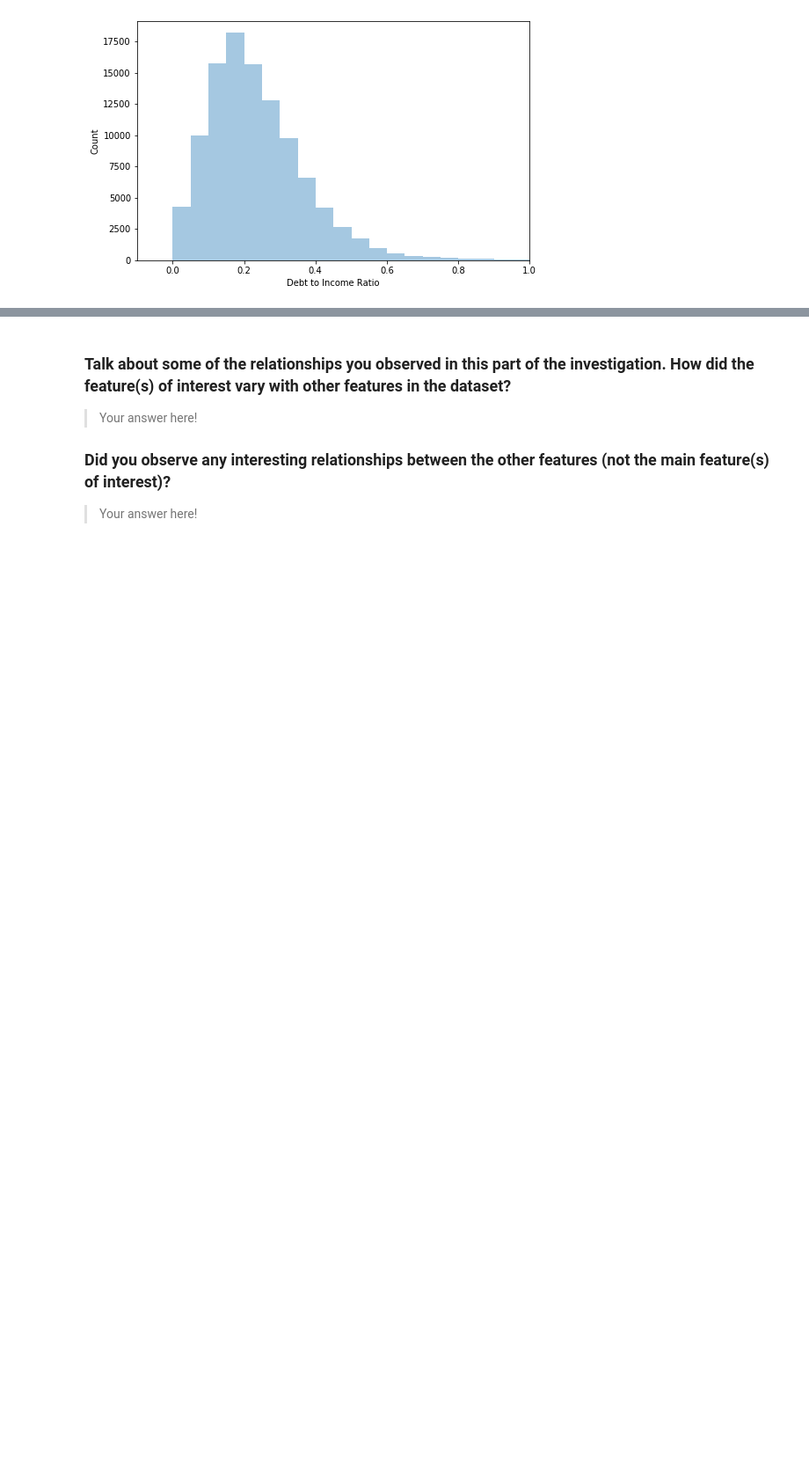
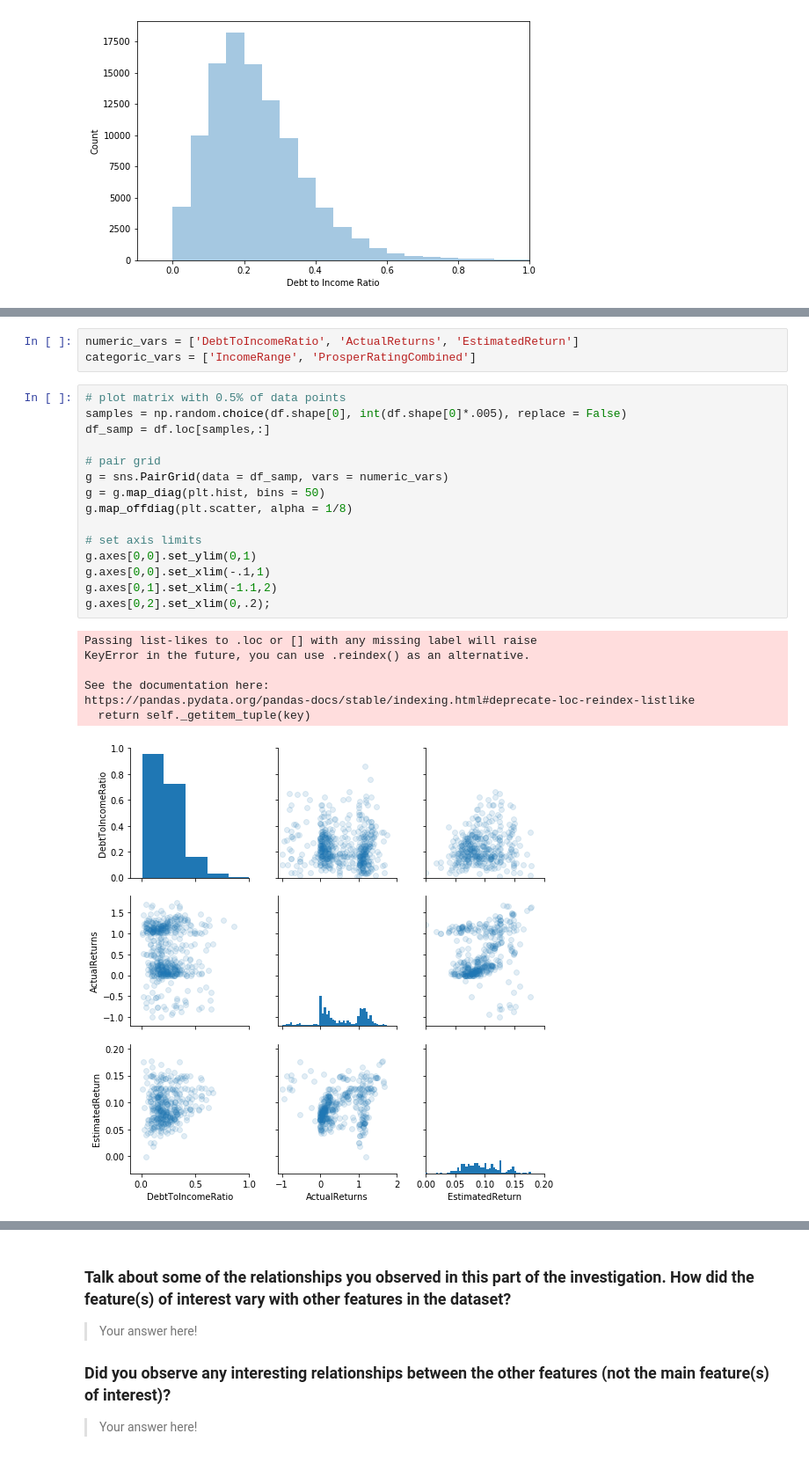
Before and after one commit to 0xjimm/prosper-loan-data-findings, a Jupyter notebook: prosper-loan-data-exploration.ipynb, the cells around one changed output, grey strips where cells are left out. Shown: that part at 88% size. Drawn from its saved outputs; the diff is of its cells as text; blank space fills up the shorter version.

```diff
--- a/prosper-loan-data-exploration.ipynb
+++ b/prosper-loan-data-exploration.ipynb
@@ -405,0 +406,26 @@ fashion in the previous section (univariate exploration).
+# %%
+numeric_vars = ['DebtToIncomeRatio', 'ActualReturns', 'EstimatedReturn']
+categoric_vars = ['IncomeRange', 'ProsperRatingCombined']
+# %%
+# plot matrix with 0.5% of data points
+samples = np.random.choice(df.shape[0], int(df.shape[0]*.005), replace = False)
+df_samp = df.loc[samples,:]
+
+# pair grid
+g = sns.PairGrid(data = df_samp, vars = numeric_vars)
+g = g.map_diag(plt.hist, bins = 50)
+g.map_offdiag(plt.scatter, alpha = 1/8)
+
+# set axis limits
+g.axes[0,0].set_ylim(0,1)
+g.axes[0,0].set_xlim(-.1,1)
+g.axes[0,1].set_xlim(-1.1,2)
+g.axes[0,2].set_xlim(0,.2);
+# %% [output]
+Passing list-likes to .loc or [] with any missing label will raise
+KeyError in the future, you can use .reindex() as an alternative.
+
+See the documentation here:
+https://pandas.pydata.org/pandas-docs/stable/indexing.html#deprecate-loc-reindex-listlike
+  return self._getitem_tuple(key)
+[figure, added]
```
Also changed, not shown: parts of 10 cells of this notebook.
